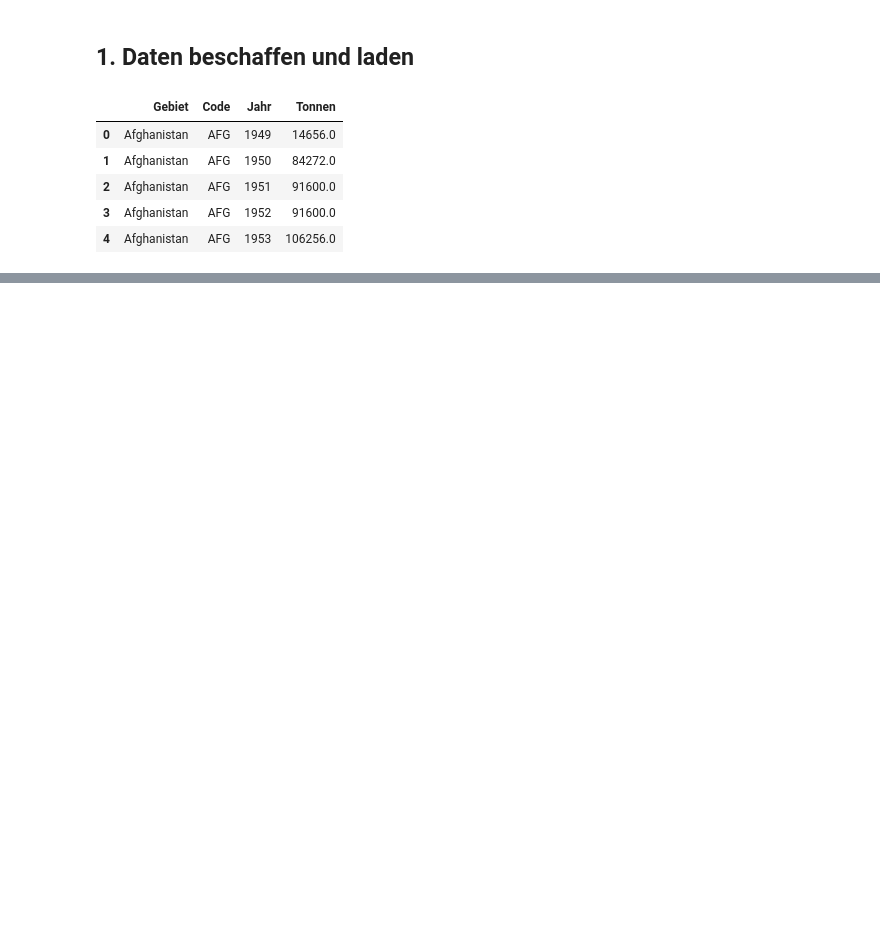
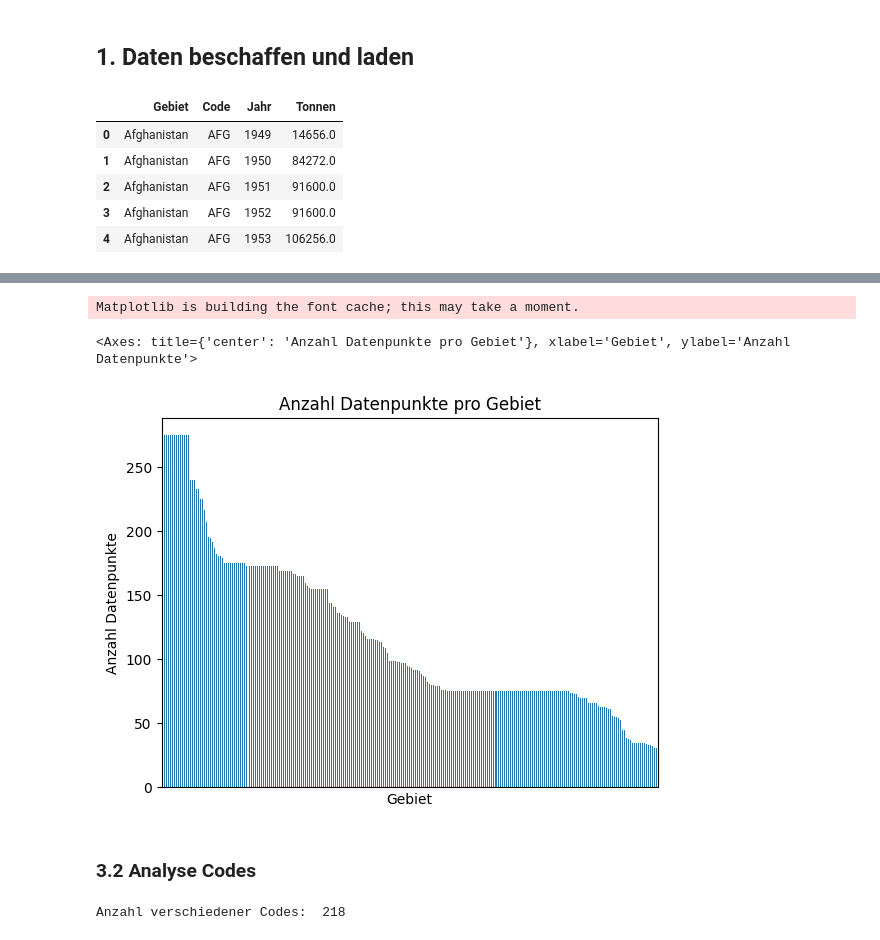
Before and after one commit to itulahjess/LN_2_Github_Python, a Jupyter notebook: Analyse.ipynb, the cells around one changed output, grey strips where cells are left out. Cells and saved outputs as stored; diff of their text form; code cells hidden in the pictures; blank space fills up the shorter version.

Commit message:
analyse

```diff
--- a/Analyse.ipynb
+++ b/Analyse.ipynb
@@ -26,0 +75,14 @@ df.head()
+# %%
+df['Gebiet'].value_counts().plot(kind='bar',
+                                 xticks=[],
+                                 ylabel='Anzahl Datenpunkte', title='Anzahl Datenpunkte pro Gebiet')
+# %% [output]
+Matplotlib is building the font cache; this may take a moment.
+<Axes: title={'center': 'Anzahl Datenpunkte pro Gebiet'}, xlabel='Gebiet', ylabel='Anzahl Datenpunkte'>
+[figure, added]
+# %% [markdown]
+### 3.2 Analyse Codes
+# %%
+print('Anzahl verschiedener Codes: ', len(df['Code'].unique()))
+# %% [output]
+Anzahl verschiedener Codes:  218
```
Also changed, not shown: parts of 18 cells of this notebook.
